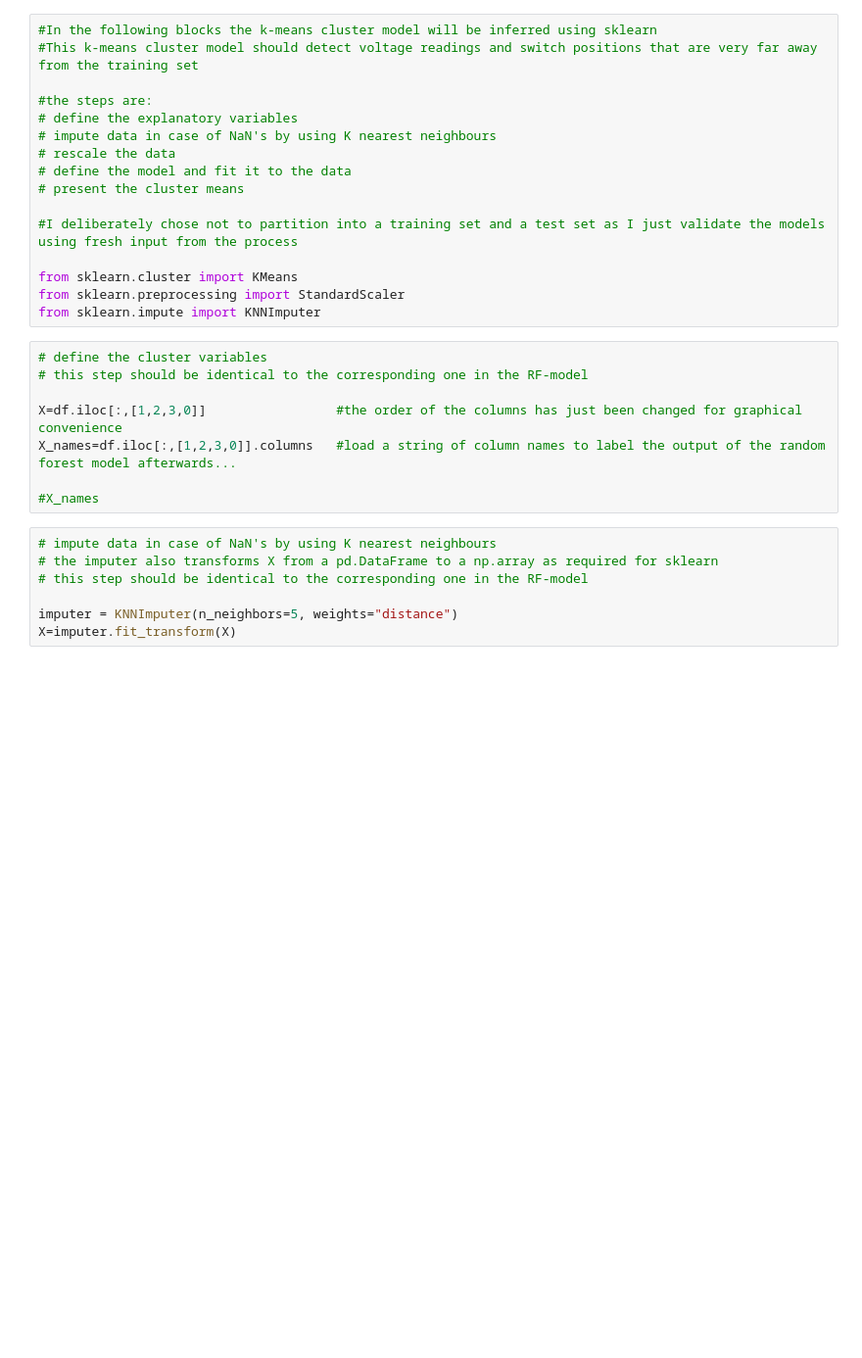
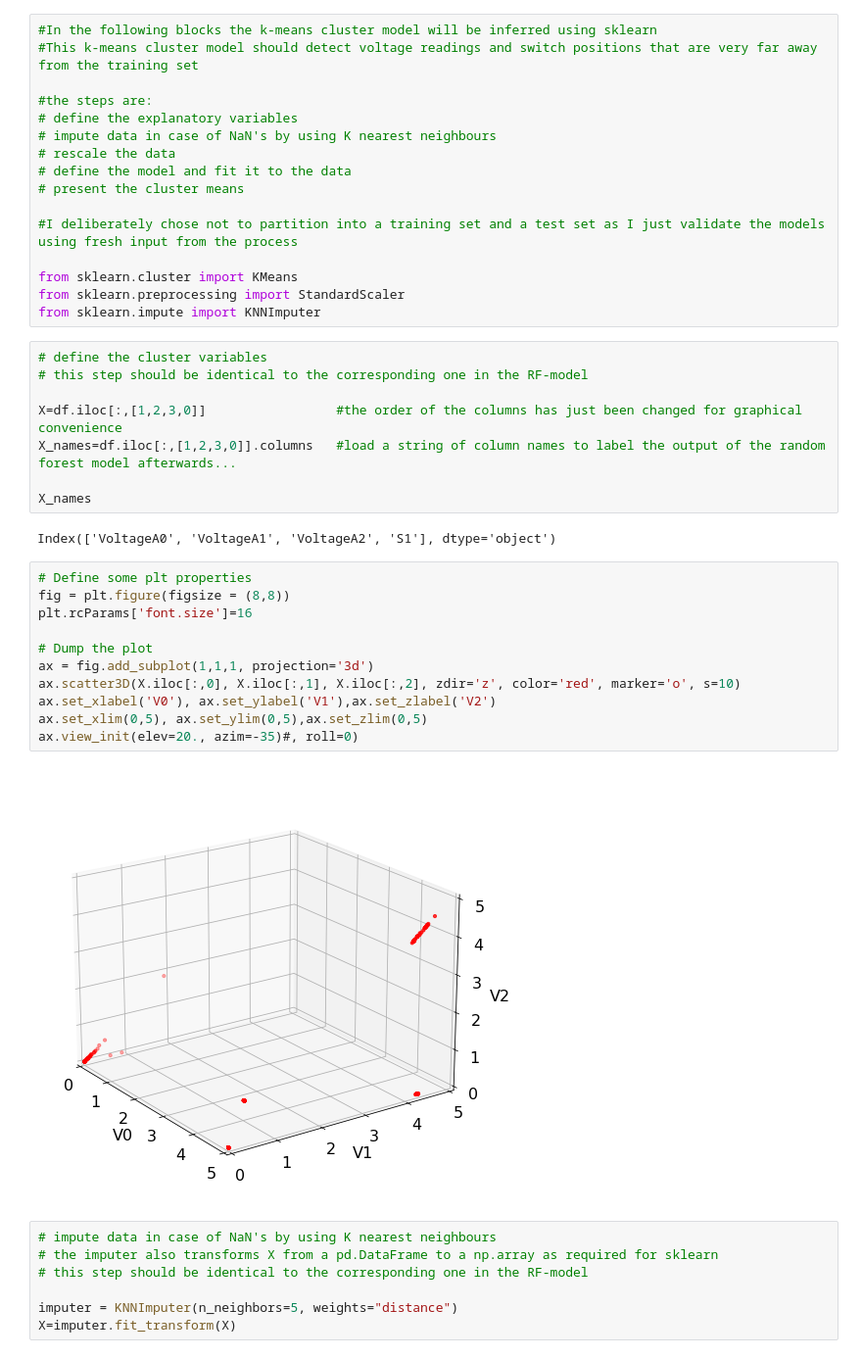
Before and after one commit to chrisrijsdijk/RAMS, a Jupyter notebook: notebook/Arduino_diagnostics_ensemble.ipynb, the cells around one changed output. Shown at 98% size. Saved outputs shown, nothing was run; the diff lists cells and outputs as text; blank space fills up the shorter version.

```diff
--- a/notebook/Arduino_diagnostics_ensemble.ipynb
+++ b/notebook/Arduino_diagnostics_ensemble.ipynb
@@ -165,7 +165,22 @@ from sklearn.impute import KNNImputer
 X=df.iloc[:,[1,2,3,0]]                 #the order of the columns has just been changed for graphical convenience
 X_names=df.iloc[:,[1,2,3,0]].columns   #load a string of column names to label the output of the random forest model afterwards...
 
-#X_names
+X_names
+# %% [output]
+Index(['VoltageA0', 'VoltageA1', 'VoltageA2', 'S1'], dtype='object')
+# %%
+# Define some plt properties
+fig = plt.figure(figsize = (8,8))
+plt.rcParams['font.size']=16
+
+# Dump the plot
+ax = fig.add_subplot(1,1,1, projection='3d')
+ax.scatter3D(X.iloc[:,0], X.iloc[:,1], X.iloc[:,2], zdir='z', color='red', marker='o', s=10)
+ax.set_xlabel('V0'), ax.set_ylabel('V1'),ax.set_zlabel('V2')
+ax.set_xlim(0,5), ax.set_ylim(0,5),ax.set_zlim(0,5)
+ax.view_init(elev=20., azim=-35)#, roll=0)
+# %% [output]
+[figure, added]
 # %%
 # impute data in case of NaN's by using K nearest neighbours
 # the imputer also transforms X from a pd.DataFrame to a np.array as required for sklearn
```
Also changed, not shown: parts of 2 cells of this notebook.
